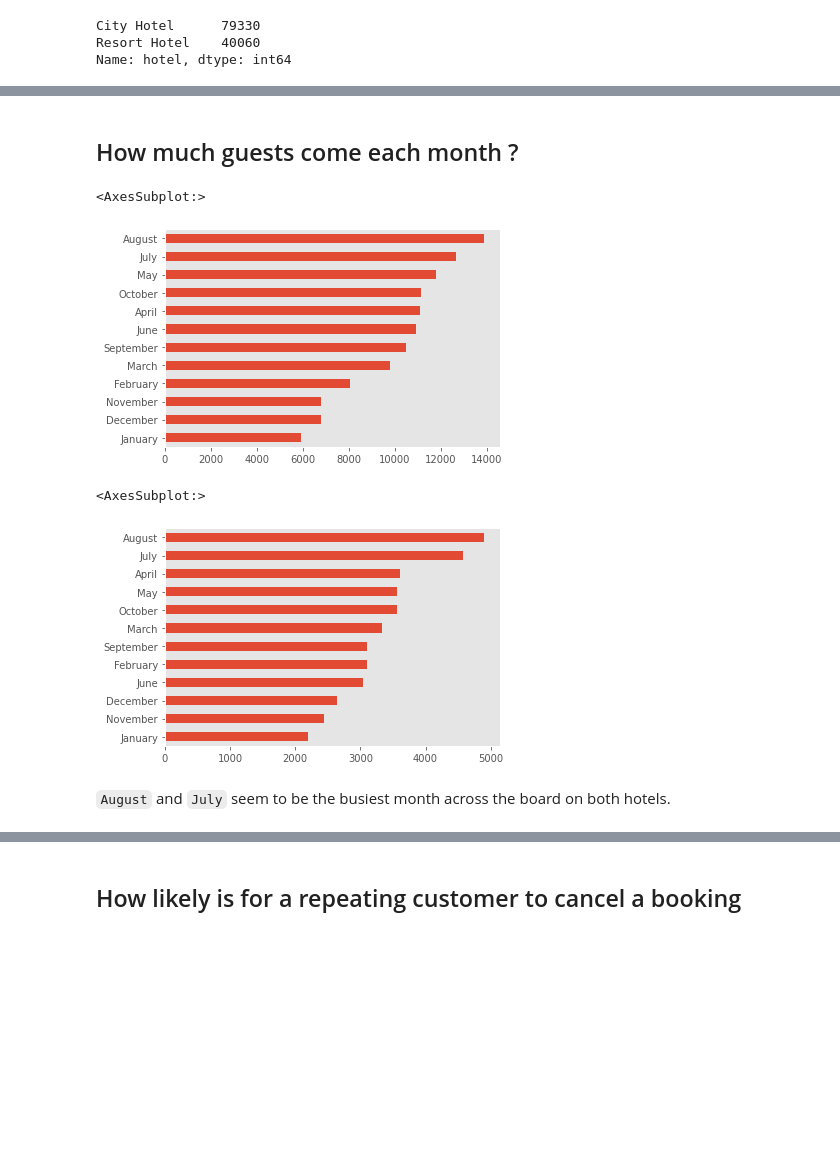
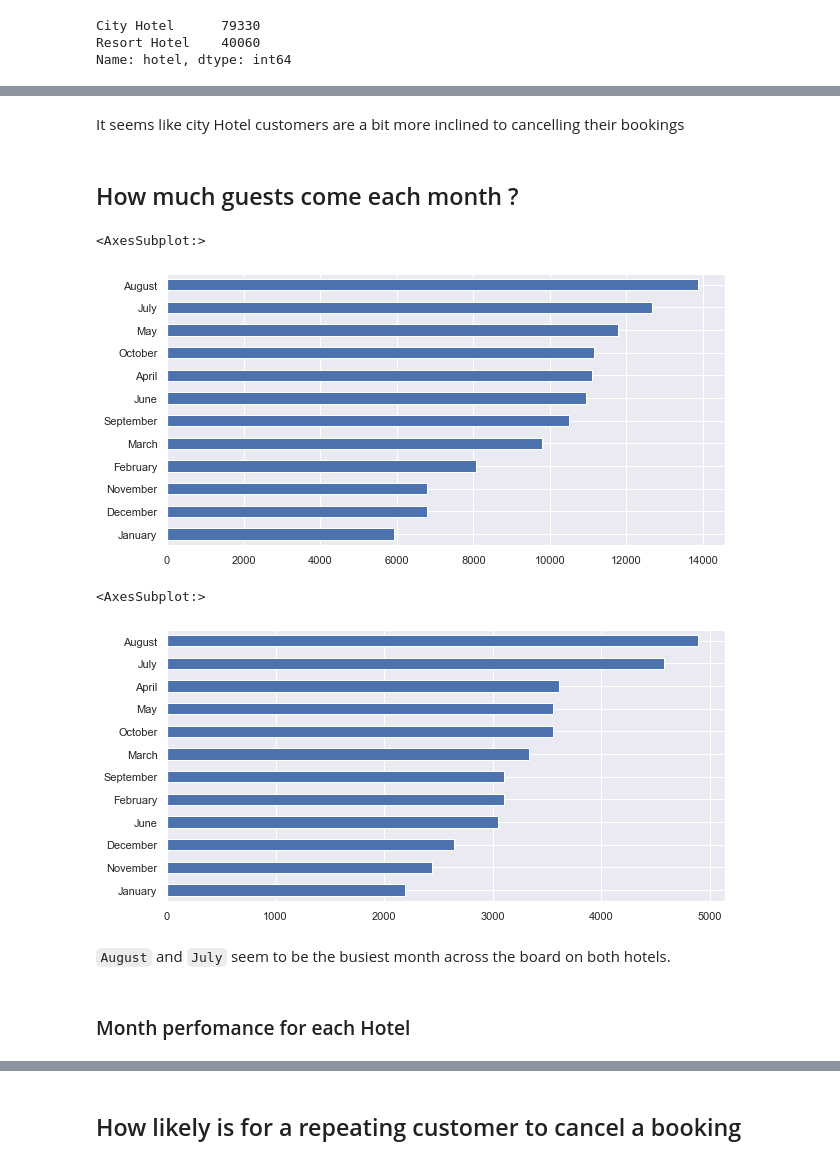
Before and after one commit to aenoboa1/Project_MlZoomcamp, a Jupyter notebook: code/notebook.ipynb, the cells around one changed output, grey strips where cells are left out. Saved outputs shown, nothing was run; the diff lists cells and outputs as text; code cells hidden in the pictures; blank space fills up the shorter version.

```diff
--- a/code/notebook.ipynb
+++ b/code/notebook.ipynb
@@ -24,6 +23,7 @@ import pygal
 
 
 import numpy as np
+from numpy import mean
 import pandas as pd
 
 
@@ -46,7 +46,11 @@ import kaleido # to export map to img
 
 #matplotlib styles
 plt.style.use(['ggplot'])
-plt.rcParams['axes.grid'] = False
+
+
+#supress future warnings
+import warnings
+warnings.simplefilter(action='ignore', category=FutureWarning)
 
 
 import subprocess
@@ -273,0 +363,12 @@ plot_pie(df_resort.loc[df_resort.is_canceled == 0].country)
+# %%
+
+result = df.groupby('country')['is_canceled'].mean().sort_values(ascending=False)
+sns.set(rc={'figure.figsize':(11.7,8.27)})
+
+
+x=result[:15].index
+y=result[:15].values
+
+ax = sns.barplot(x,y,data=df,estimator=mean)
+
+ax.set_title('Top 15 contries with highest cancellation rate');
@@ -290,14 +428,20 @@ df_resort.is_canceled.value_counts().sort_values().plot.pie(
+# %% [markdown]
+It seems like city Hotel customers are a bit more inclined to cancelling their bookings
 # %% [markdown]
 ## How much guests come each month ?
 # %%
+fig = plt.figure(figsize=(10, 5))
 df.arrival_date_month.value_counts().sort_values().plot.barh()
 # %% [output]
 <AxesSubplot:>
-[figure, old version]
+[figure, new version]
 # %%
+fig = plt.figure(figsize=(10, 5))
 df_resort.arrival_date_month.value_counts().sort_values().plot.barh()
 # %% [output]
 <AxesSubplot:>
-[figure, old version]
+[figure, new version]
 # %% [markdown]
 `August` and `July` seem to be the busiest month across the board on both hotels.
+# %% [markdown]
+### Month perfomance for each Hotel
```
Also changed, not shown: parts of 88 cells of this notebook, 2 other files.
